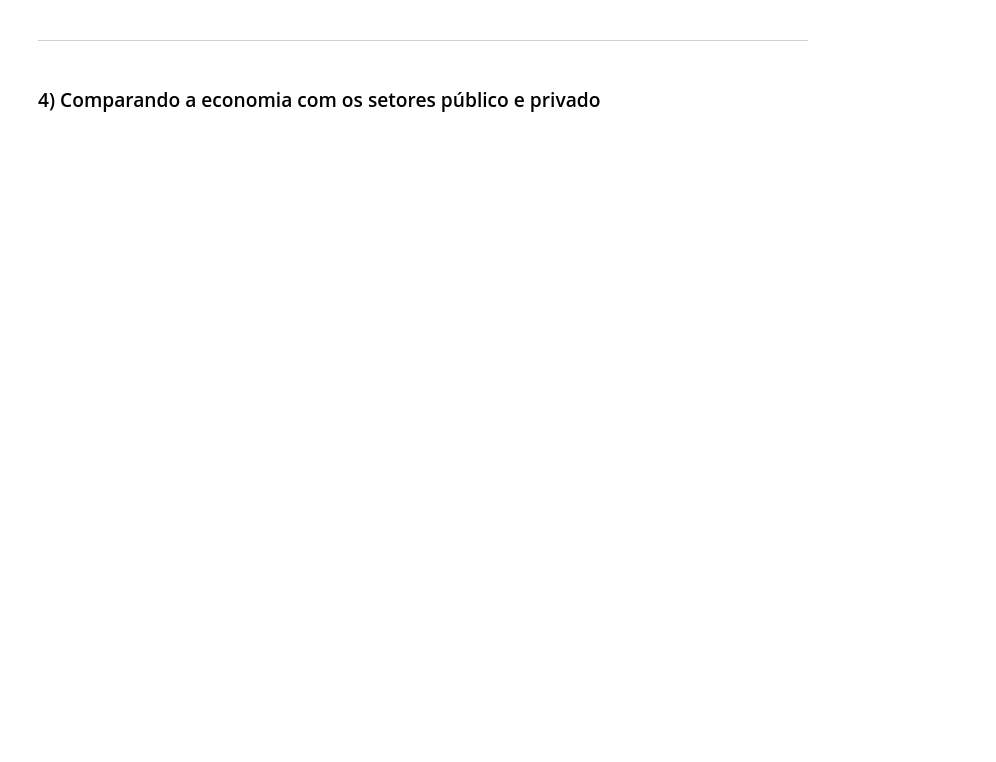
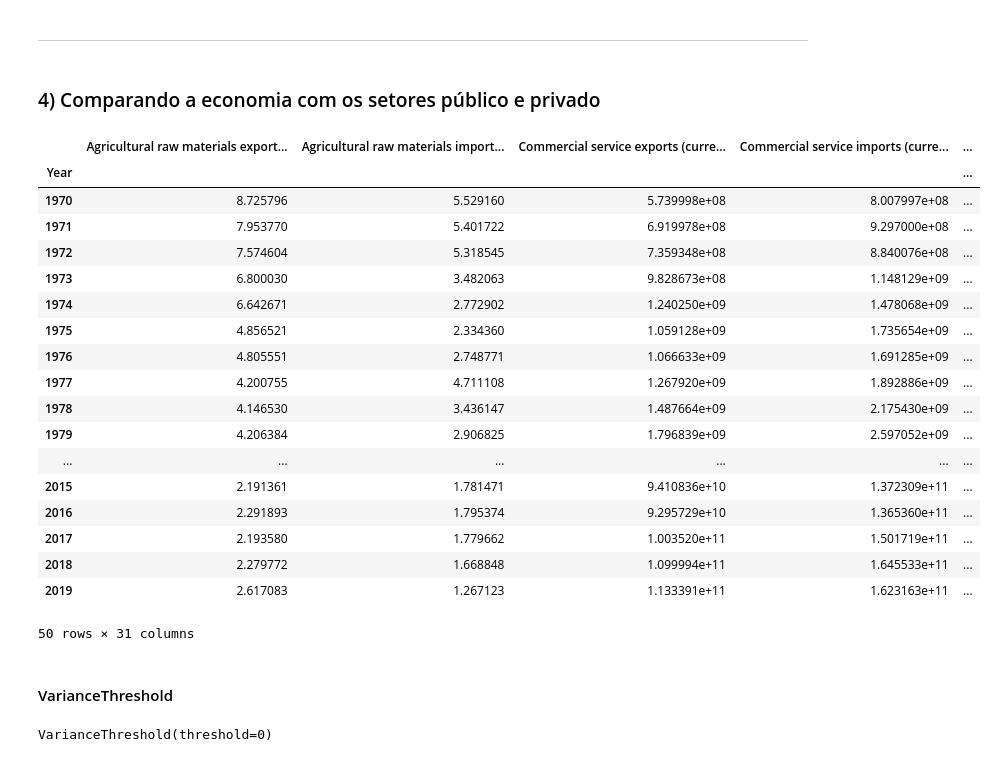
Before and after one commit to gus-phys/BRICS-hypothesis-test, a Jupyter notebook: selecao-de-caracteristicas.ipynb, the cells around one changed output. Saved outputs shown, nothing was run; the diff lists cells and outputs as text; code cells hidden in the pictures; blank space fills up the shorter version.

Commit message:
Apply feature selection to public and private sector based on economy

```diff
--- a/selecao-de-caracteristicas.ipynb
+++ b/selecao-de-caracteristicas.ipynb
@@ -392,0 +395,26 @@ pd.DataFrame(
+# %%
+df = pd.concat([df_private_SN.drop('Value', axis=1), df_public_SN.drop('Value', axis=1)], axis=1)
+# %%
+df['Target'] = df_economy_SN['Value']
+# %%
+df
+# %% [output]
+|  | Agricultural raw materials export... | Agricultural raw materials import... | Commercial service exports (curre... | Commercial service imports (curre... | ... |
+| Year |  |  |  |  | ... |
+| 1970 | 8.725796 | 5.529160 | 5.739998e+08 | 8.007997e+08 | ... |
+| 1971 | 7.953770 | 5.401722 | 6.919978e+08 | 9.297000e+08 | ... |
+| 1972 | 7.574604 | 5.318545 | 7.359348e+08 | 8.840076e+08 | ... |
+| 1973 | 6.800030 | 3.482063 | 9.828673e+08 | 1.148129e+09 | ... |
+| 1974 | 6.642671 | 2.772902 | 1.240250e+09 | 1.478068e+09 | ... |
+| 1975 | 4.856521 | 2.334360 | 1.059128e+09 | 1.735654e+09 | ... |
+| 1976 | 4.805551 | 2.748771 | 1.066633e+09 | 1.691285e+09 | ... |
+| 1977 | 4.200755 | 4.711108 | 1.267920e+09 | 1.892886e+09 | ... |
+| 1978 | 4.146530 | 3.436147 | 1.487664e+09 | 2.175430e+09 | ... |
+| 1979 | 4.206384 | 2.906825 | 1.796839e+09 | 2.597052e+09 | ... |
+| ... | ... | ... | ... | ... | ... |
+| 2015 | 2.191361 | 1.781471 | 9.410836e+10 | 1.372309e+11 | ... |
+| 2016 | 2.291893 | 1.795374 | 9.295729e+10 | 1.365360e+11 | ... |
+| 2017 | 2.193580 | 1.779662 | 1.003520e+11 | 1.501719e+11 | ... |
+| 2018 | 2.279772 | 1.668848 | 1.099994e+11 | 1.645533e+11 | ... |
+| 2019 | 2.617083 | 1.267123 | 1.133391e+11 | 1.623163e+11 | ... |
+50 rows × 31 columns
@@ -392,0 +429,2 @@ pd.DataFrame(
+# %% [markdown]
+#### VarianceThreshold
@@ -392,0 +433,4 @@ pd.DataFrame(
+# %%
+vt.fit(X_train)
+# %% [output]
+VarianceThreshold(threshold=0)
```
Also changed, not shown: parts of 18 cells of this notebook.
